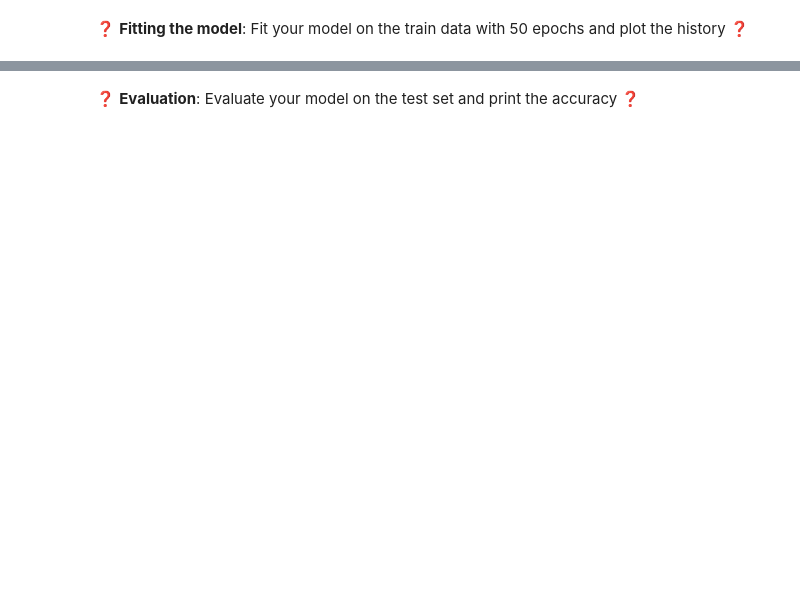
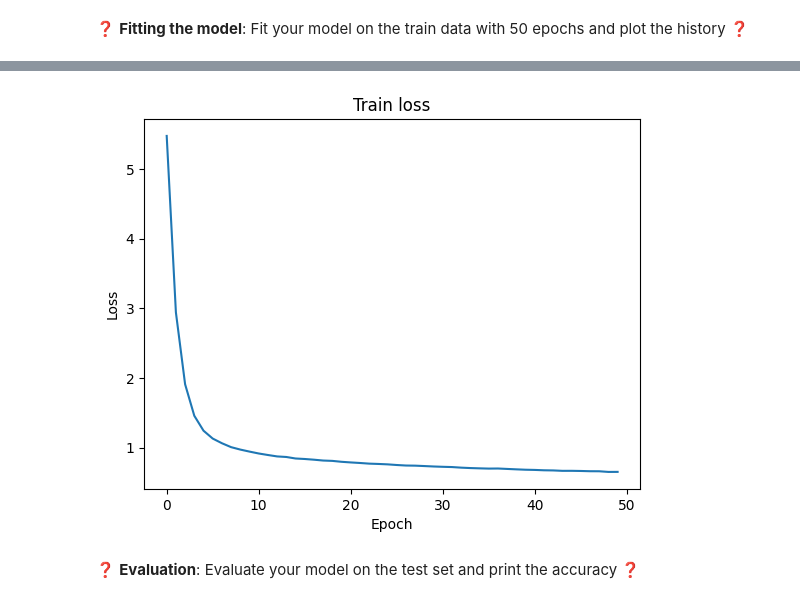
Before and after one commit to yuling027/data-multiclass-classification, a Jupyter notebook: multiclass_classification.ipynb, the cells around one changed output, grey strips where cells are left out. Cells and saved outputs as stored; diff of their text form; code cells hidden in the pictures; blank space fills up the shorter version.

```diff
--- a/multiclass_classification.ipynb
+++ b/multiclass_classification.ipynb
@@ -110,3 +138,8 @@ Remark: Please call the variables `X_train`, `X_test`, `y_train`, and `y_test`
+# %%
+# YOUR CODE HERE
+from sklearn.model_selection import train_test_split
+
+X_train, X_test, y_train, y_test = train_test_split(X, y_cat, test_size=0.3, random_state=42)
 # %% [markdown]
 In Deep Learning, as in any Machine Learning algorithm, your numerical features should be scaled.
 
@@ -115,0 +147,6 @@ In Deep Learning, as in any Machine Learning algorithm, your numerical features
+# %%
+# YOUR CODE HERE
+from sklearn.preprocessing import StandardScaler
+scaler = StandardScaler()
+scaler.fit_transform(X_train)
+scaler.transform(X_test)
@@ -127,6 +178,11 @@ def initialize_model():
 
     #############################
     #  1 - Model architecture   #
+    from keras import  Sequential, Input, layers
+    model = Sequential()
+    model.add(Input(shape=(8,)))
+    model.add(layers.Dense(50, activation='relu'))
+    model.add(layers.Dense(7, activation='softmax'))
     #############################
 
     pass  # YOUR CODE HERE
@@ -150,3 +210,4 @@ model = initialize_model()
 ❓ **Fitting the model**: Fit your model on the train data with 50 epochs and plot the history ❓
 # %%
 # YOUR CODE HERE
+history = model.fit(X_train, y_train, batch_size=32, epochs=50 )
@@ -153,3 +232,14 @@ model = initialize_model()
+# %%
+def plot_history(history):
+    plt.plot(history.history['loss'])
+    plt.title('Train loss')
+    plt.ylabel('Loss')
+    plt.xlabel('Epoch')
+    plt.show()
+
+plot_history(history)
+# %% [output]
+[figure, added]
 # %% [markdown]
 ❓ **Evaluation**:  Evaluate your model on the test set and print the accuracy ❓
 # %%
```
Also changed, not shown: parts of 24 cells of this notebook.
